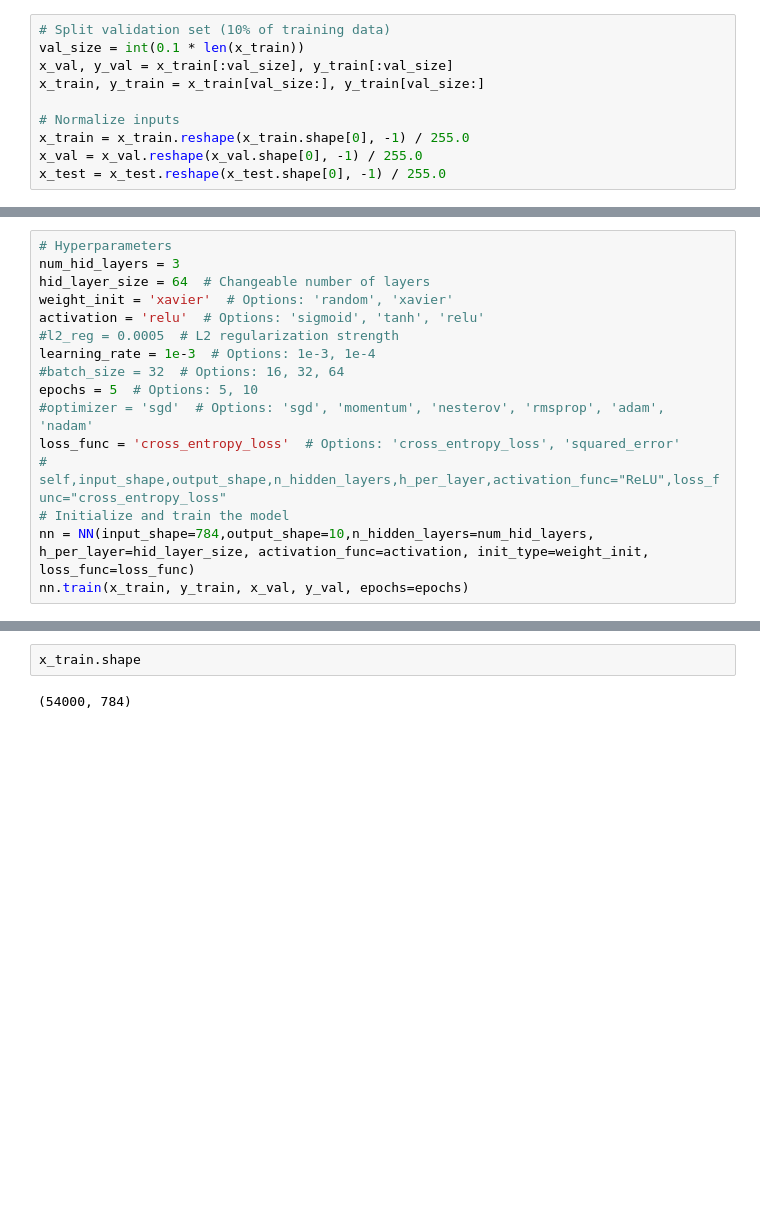
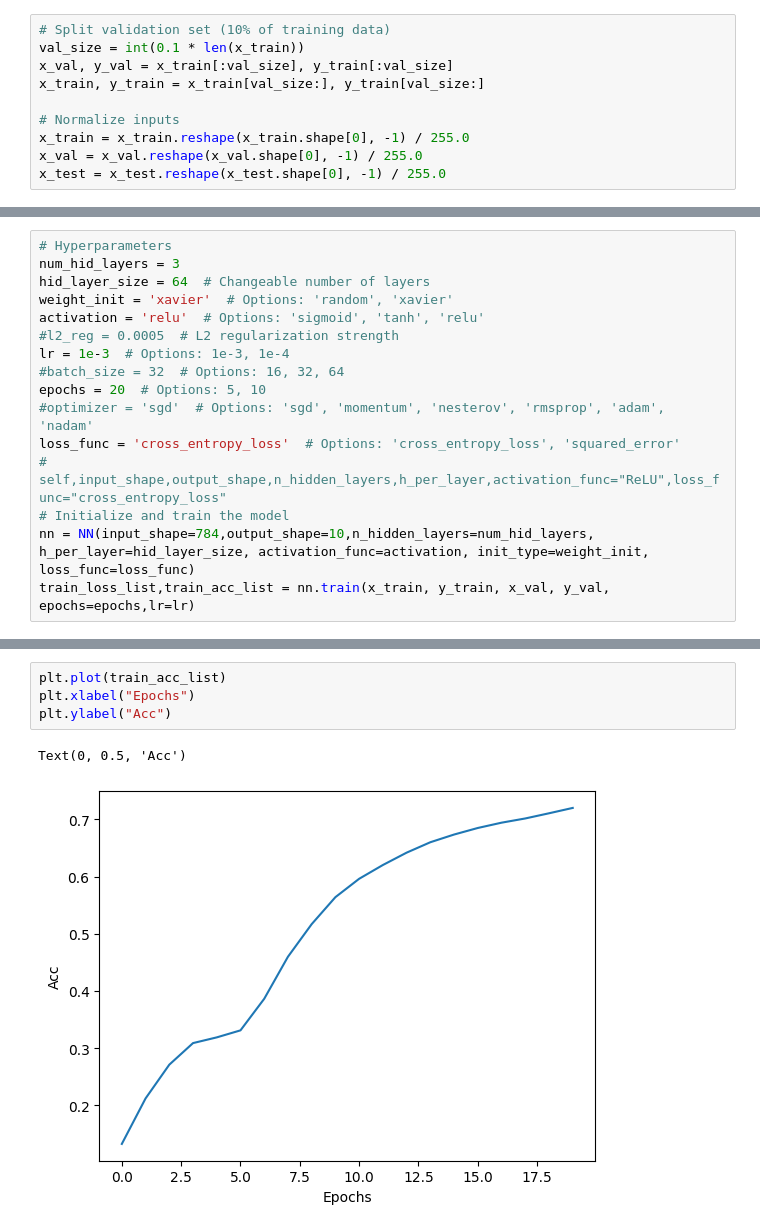
Before and after one commit to yeshu183/DA6401_Assignment_01, a Jupyter notebook: final_rough.ipynb, the cells around one changed output, grey strips where cells are left out. Saved outputs shown, nothing was run; the diff lists cells and outputs as text; blank space fills up the shorter version.

```diff
--- a/final_rough.ipynb
+++ b/final_rough.ipynb
@@ -131,12 +177,12 @@ hid_layer_size = 64  # Changeable number of layers
 weight_init = 'xavier'  # Options: 'random', 'xavier'
 activation = 'relu'  # Options: 'sigmoid', 'tanh', 'relu'
 #l2_reg = 0.0005  # L2 regularization strength
-learning_rate = 1e-3  # Options: 1e-3, 1e-4
+lr = 1e-3  # Options: 1e-3, 1e-4
 #batch_size = 32  # Options: 16, 32, 64
-epochs = 5  # Options: 5, 10
+epochs = 20  # Options: 5, 10
 #optimizer = 'sgd'  # Options: 'sgd', 'momentum', 'nesterov', 'rmsprop', 'adam', 'nadam'
 loss_func = 'cross_entropy_loss'  # Options: 'cross_entropy_loss', 'squared_error'
 # self,input_shape,output_shape,n_hidden_layers,h_per_layer,activation_func="ReLU",loss_func="cross_entropy_loss"
 # Initialize and train the model
 nn = NN(input_shape=784,output_shape=10,n_hidden_layers=num_hid_layers, h_per_layer=hid_layer_size, activation_func=activation, init_type=weight_init, loss_func=loss_func)
-nn.train(x_train, y_train, x_val, y_val, epochs=epochs)
+train_loss_list,train_acc_list = nn.train(x_train, y_train, x_val, y_val, epochs=epochs,lr=lr)
@@ -143,4 +207,7 @@ nn.train(x_train, y_train, x_val, y_val, epochs=epochs)
-# %%
-x_train.shape
-# %% [output]
-(54000, 784)
+# %%
+plt.plot(train_acc_list)
+plt.xlabel("Epochs")
+plt.ylabel("Acc")
+# %% [output]
+Text(0, 0.5, 'Acc')
+[figure, added]
```
Also changed, not shown: parts of 5 cells of this notebook.
